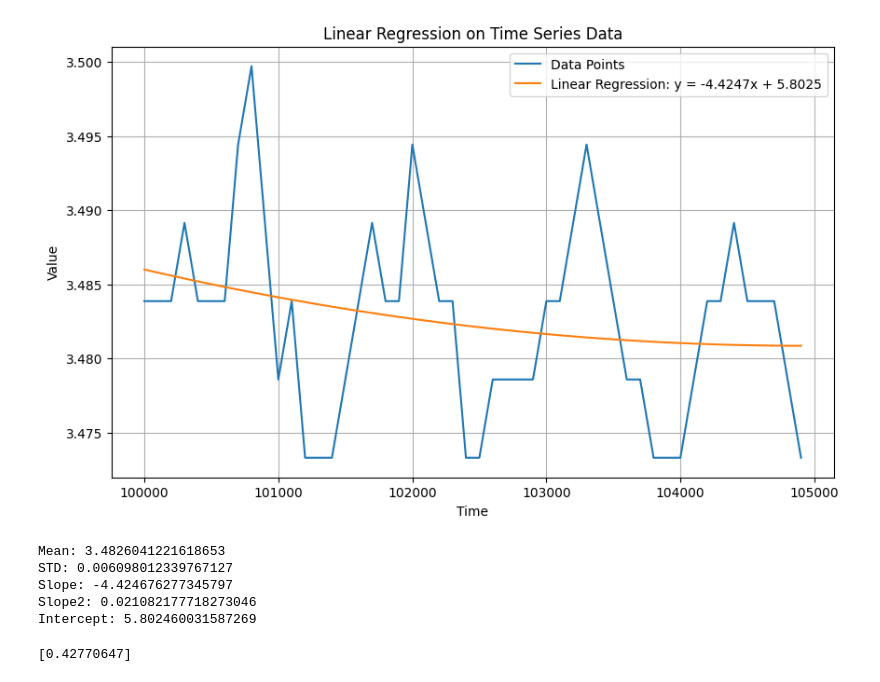
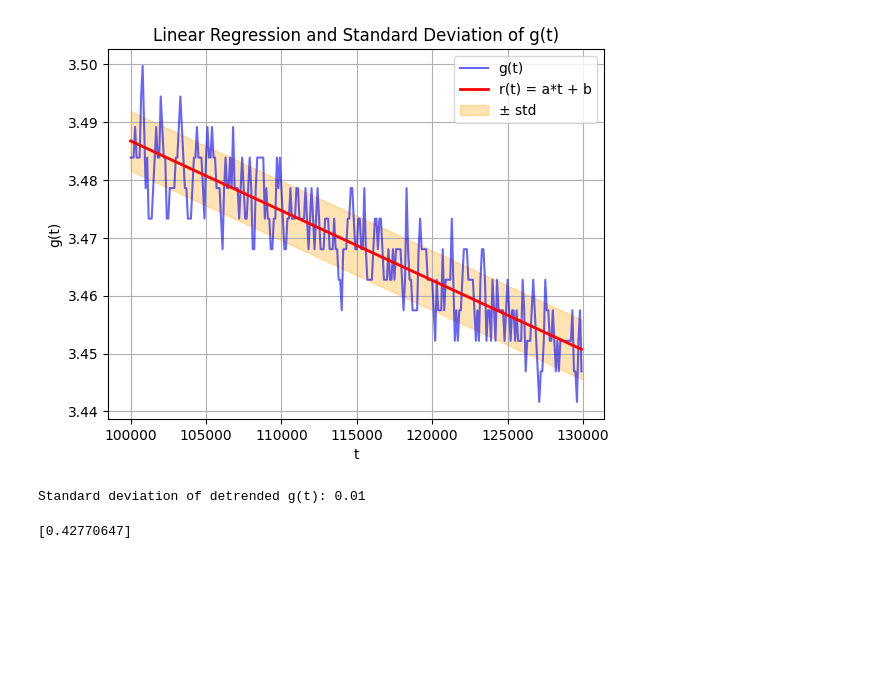
Before and after one commit to martin3698753/cflie, a Jupyter notebook: Untitled.ipynb, the cells around one changed output. Cells and saved outputs as stored; diff of their text form; code cells hidden in the pictures; blank space fills up the shorter version.

```diff
--- a/Untitled.ipynb
+++ b/Untitled.ipynb
@@ -1,54 +1,54 @@
 # %%
 import numpy as np
 import matplotlib.pyplot as plt
 import maketab as mt
 from scipy.signal import correlate, welch
 
 # Parameters
 path_dir = 'data/24-1-25/'
 battery = mt.battery(path_dir)
-battery = battery[:, 1000:1050]
-signal = battery[1]
+battery = battery[:, 1000:1300]
+g_t = battery[1]
 t = battery[0]
 
 # Perform linear regression
-slope2, slope, intercept = np.polyfit(t, signal, 2)
+slope, intercept = np.polyfit(t, signal, 1)
 
 # Create the regression line
-regression_line = slope2 * np.pow(t, 2) + slope * t + intercept
+r_t = slope * t + intercept
 
-decomp = signal - regression_line
+detrended_g_t = g_t - r_t
 
-mean = signal.mean()
-std = decomp.std()
-slope = slope*10**5
-slope2 = slope2*10**8
+std_detrended = np.std(detrended_g_t)
+
+#mean = signal.mean()
+#std = decomp.std()
+#slope = slope*10**5
+#slope2 = slope2*10**8
 #std = std*10**3
 
-# Plot the original data and the regression line
-plt.figure(figsize=(10, 6))
-plt.plot(t, signal, label='Data Points')
-plt.plot(t, regression_line, label=f'Linear Regression: y = {slope:.4f}x + {intercept:.4f}')
-plt.title('Linear Regression on Time Series Data')
-plt.xlabel('Time')
-plt.ylabel('Value')
+# Plot the original data
+plt.plot(t, g_t, label="g(t)", color="blue", alpha=0.6)
+
+# Plot the best-fit line
+plt.plot(t, r_t, label="r(t) = a*t + b", color="red", linewidth=2)
+
+# Plot the std as a shaded region around the best-fit line
+plt.fill_between(t, r_t - std_detrended, r_t + std_detrended, color="orange", alpha=0.3, label="± std")
+
+# Add labels and legend
+plt.xlabel("t")
+plt.ylabel("g(t)")
+plt.title("Linear Regression and Standard Deviation of g(t)")
 plt.legend()
 plt.grid(True)
 plt.show()
 
-# Output the slope and intercept
-print(f"Mean: {mean}")
-print(f"STD: {std}")
-print(f"Slope: {slope}")
-print(f"Slope2: {slope2}")
-print(f"Intercept: {intercept}")
+# Print the std value
+print(f"Standard deviation of detrended g(t): {std_detrended:.2f}")
 # %% [output]
-[figure, old version]
+[figure, new version]
-Mean: 3.4826041221618653
-STD: 0.006098012339767127
-Slope: -4.424676277345797
-Slope2: 0.021082177718273046
-Intercept: 5.802460031587269
+Standard deviation of detrended g(t): 0.01
 # %%
 def window_new(signal, t, window_size=200, step=1):
     data = []
```
Also changed, not shown: 23 other files.
